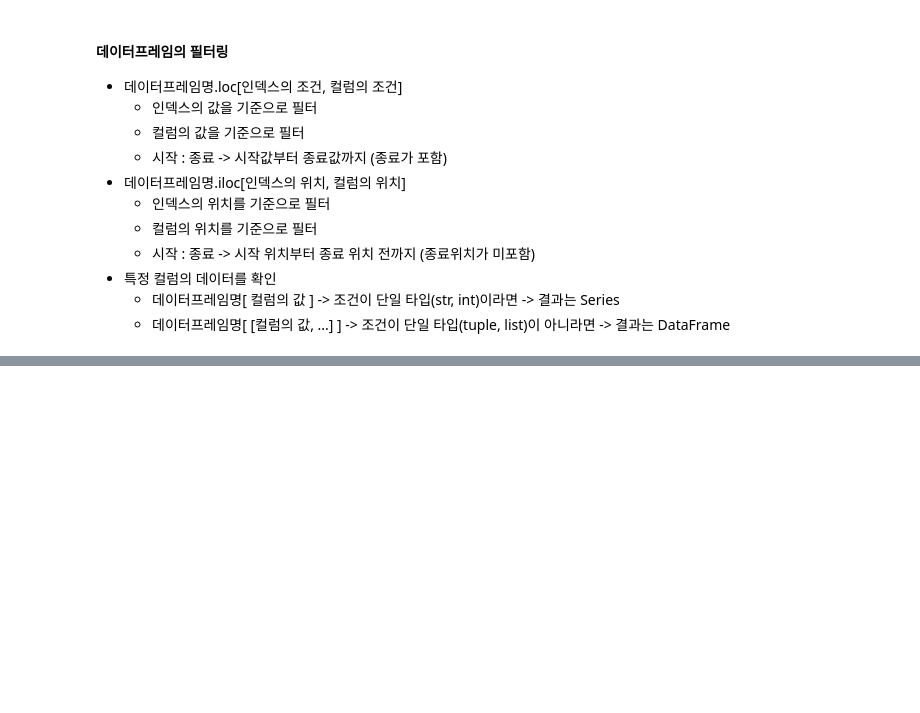
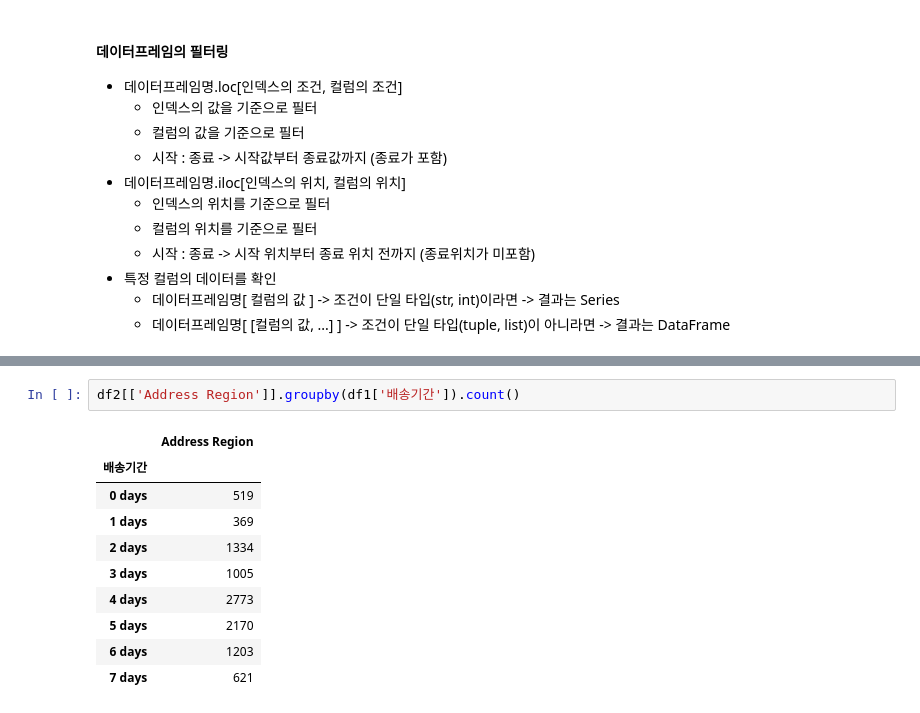
Before and after one commit to bsmoon-86/multicam_2025, a Jupyter notebook: 250903/01_pandas.ipynb, the cells around one changed output, grey strips where cells are left out. Drawn from its saved outputs; the diff is of its cells as text; blank space fills up the shorter version.

```diff
--- a/250903/01_pandas.ipynb
+++ b/250903/01_pandas.ipynb
@@ -175,0 +271,13 @@ df.fillna(10)
+# %%
+df2[['Address Region']].groupby(df1['배송기간']).count()
+# %% [output]
+|  | Address Region |
+| 배송기간 |  |
+| 0 days | 519 |
+| 1 days | 369 |
+| 2 days | 1334 |
+| 3 days | 1005 |
+| 4 days | 2773 |
+| 5 days | 2170 |
+| 6 days | 1203 |
+| 7 days | 621 |
```
Also changed, not shown: parts of 10 cells of this notebook, 10 other files.
